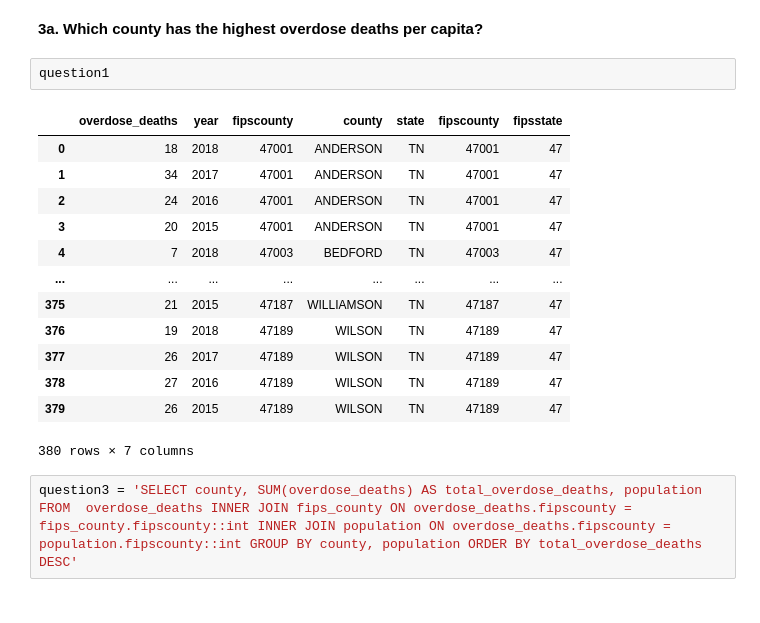
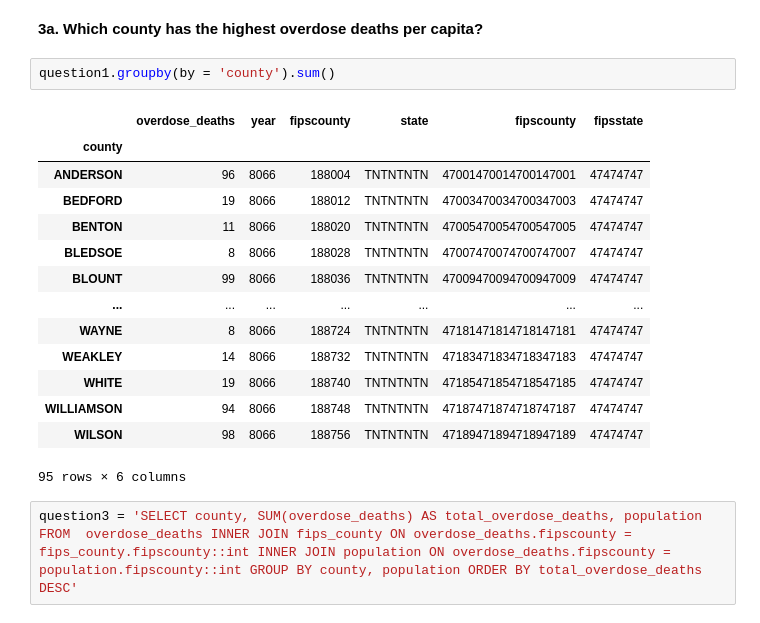
Before and after one commit to NSS-Full-Time-Data-Analytics-14/prescription-drugs-python-snickers, a Jupyter notebook: Notebook/Prescriptions_Project.ipynb, the cells around one changed output. Cells and saved outputs as stored; diff of their text form.

```diff
--- a/Notebook/Prescriptions_Project.ipynb
+++ b/Notebook/Prescriptions_Project.ipynb
@@ -177,21 +177,22 @@ questionc2015
 # %% [markdown]
 **3a. Which county has the highest overdose deaths per capita?**
 # %%
-question1
+question1.groupby(by = 'county').sum()
 # %% [output]
-|  | overdose_deaths | year | fipscounty | county | state | fipscounty | fipsstate |
-| 0 | 18 | 2018 | 47001 | ANDERSON | TN | 47001 | 47 |
-| 1 | 34 | 2017 | 47001 | ANDERSON | TN | 47001 | 47 |
-| 2 | 24 | 2016 | 47001 | ANDERSON | TN | 47001 | 47 |
-| 3 | 20 | 2015 | 47001 | ANDERSON | TN | 47001 | 47 |
-| 4 | 7 | 2018 | 47003 | BEDFORD | TN | 47003 | 47 |
-| ... | ... | ... | ... | ... | ... | ... | ... |
-| 375 | 21 | 2015 | 47187 | WILLIAMSON | TN | 47187 | 47 |
-| 376 | 19 | 2018 | 47189 | WILSON | TN | 47189 | 47 |
-| 377 | 26 | 2017 | 47189 | WILSON | TN | 47189 | 47 |
-| 378 | 27 | 2016 | 47189 | WILSON | TN | 47189 | 47 |
-| 379 | 26 | 2015 | 47189 | WILSON | TN | 47189 | 47 |
+|  | overdose_deaths | year | fipscounty | state | fipscounty | fipsstate |
+| county |  |  |  |  |  |  |
+| ANDERSON | 96 | 8066 | 188004 | TNTNTNTN | 47001470014700147001 | 47474747 |
+| BEDFORD | 19 | 8066 | 188012 | TNTNTNTN | 47003470034700347003 | 47474747 |
+| BENTON | 11 | 8066 | 188020 | TNTNTNTN | 47005470054700547005 | 47474747 |
+| BLEDSOE | 8 | 8066 | 188028 | TNTNTNTN | 47007470074700747007 | 47474747 |
+| BLOUNT | 99 | 8066 | 188036 | TNTNTNTN | 47009470094700947009 | 47474747 |
+| ... | ... | ... | ... | ... | ... | ... |
+| WAYNE | 8 | 8066 | 188724 | TNTNTNTN | 47181471814718147181 | 47474747 |
+| WEAKLEY | 14 | 8066 | 188732 | TNTNTNTN | 47183471834718347183 | 47474747 |
+| WHITE | 19 | 8066 | 188740 | TNTNTNTN | 47185471854718547185 | 47474747 |
+| WILLIAMSON | 94 | 8066 | 188748 | TNTNTNTN | 47187471874718747187 | 47474747 |
+| WILSON | 98 | 8066 | 188756 | TNTNTNTN | 47189471894718947189 | 47474747 |
-380 rows × 7 columns
+95 rows × 6 columns
 # %%
 question3 = 'SELECT county, SUM(overdose_deaths) AS total_overdose_deaths, population FROM  overdose_deaths INNER JOIN fips_county ON overdose_deaths.fipscounty = fips_county.fipscounty::int INNER JOIN population ON overdose_deaths.fipscounty = population.fipscounty::int GROUP BY county, population ORDER BY total_overdose_deaths DESC'
 # %%
```
Also changed, not shown: parts of 28 cells of this notebook.
